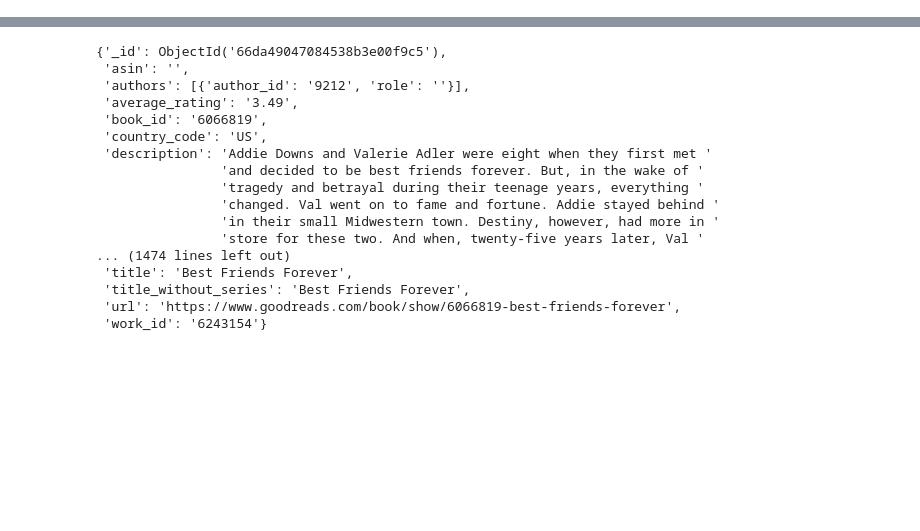
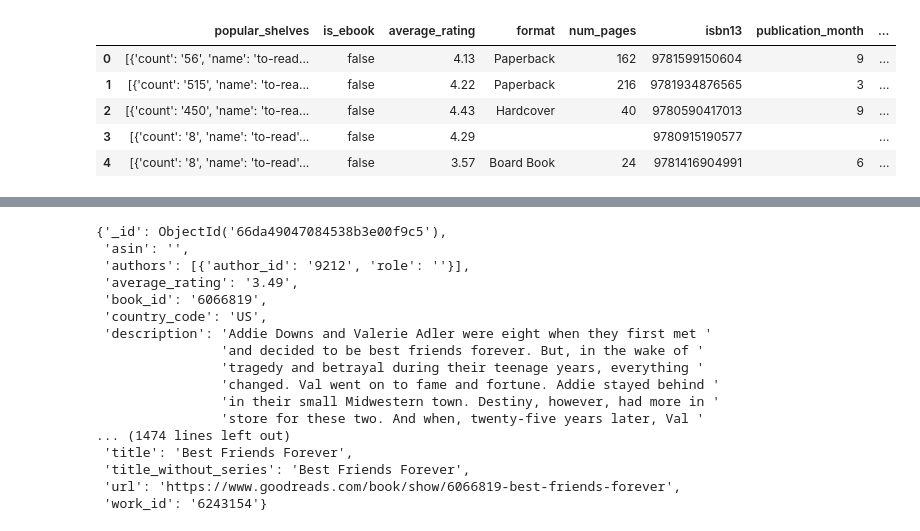
Before and after one commit to MelissaJ4/Project-4, a Jupyter notebook: Dataframe_analysis_mj.ipynb, the cells around one changed output, grey strips where cells are left out. Saved outputs shown, nothing was run; the diff lists cells and outputs as text; code cells hidden in the pictures; blank space fills up the shorter version.

```diff
--- a/Dataframe_analysis_mj.ipynb
+++ b/Dataframe_analysis_mj.ipynb
@@ -22,0 +34,13 @@ collection = db['books']
+# %%
+# Drop columns not needed for analysis
+df_clean = df.drop(columns=['_id', 'text_reviews_count', 'series', 'country_code', 'language_code', 'url', 'image_url',
+                 'book_id', 'work_id', 'title_without_series', 'random', 'asin', 'kindle_asin',	'similar_books', 'description',
+                 'link', 'publisher', 'isbn', 'edition_information', 'publication_day', 'authors'])
+df_clean.head()
+# %% [output]
+|  | popular_shelves | is_ebook | average_rating | format | num_pages | isbn13 | publication_month | ... |
+| 0 | [{'count': '56', 'name': 'to-read... | false | 4.13 | Paperback | 162 | 9781599150604 | 9 | ... |
+| 1 | [{'count': '515', 'name': 'to-rea... | false | 4.22 | Paperback | 216 | 9781934876565 | 3 | ... |
+| 2 | [{'count': '450', 'name': 'to-rea... | false | 4.43 | Hardcover | 40 | 9780590417013 | 9 | ... |
+| 3 | [{'count': '8', 'name': 'to-read'... | false | 4.29 |  |  | 9780915190577 |  | ... |
+| 4 | [{'count': '8', 'name': 'to-read'... | false | 3.57 | Board Book | 24 | 9781416904991 | 6 | ... |
```
Also changed, not shown: parts of 8 cells of this notebook.
